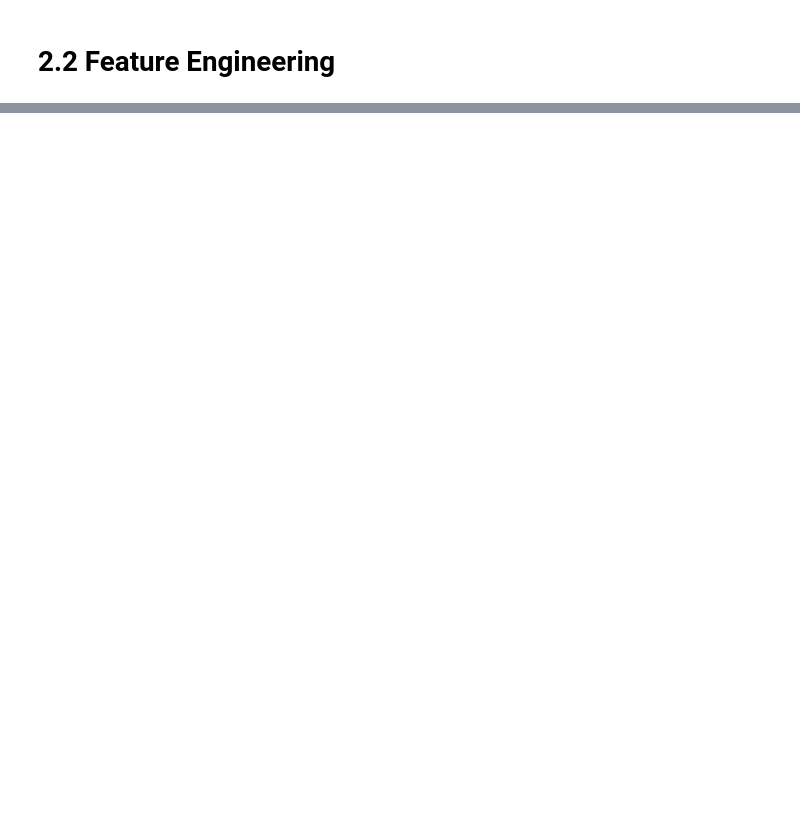
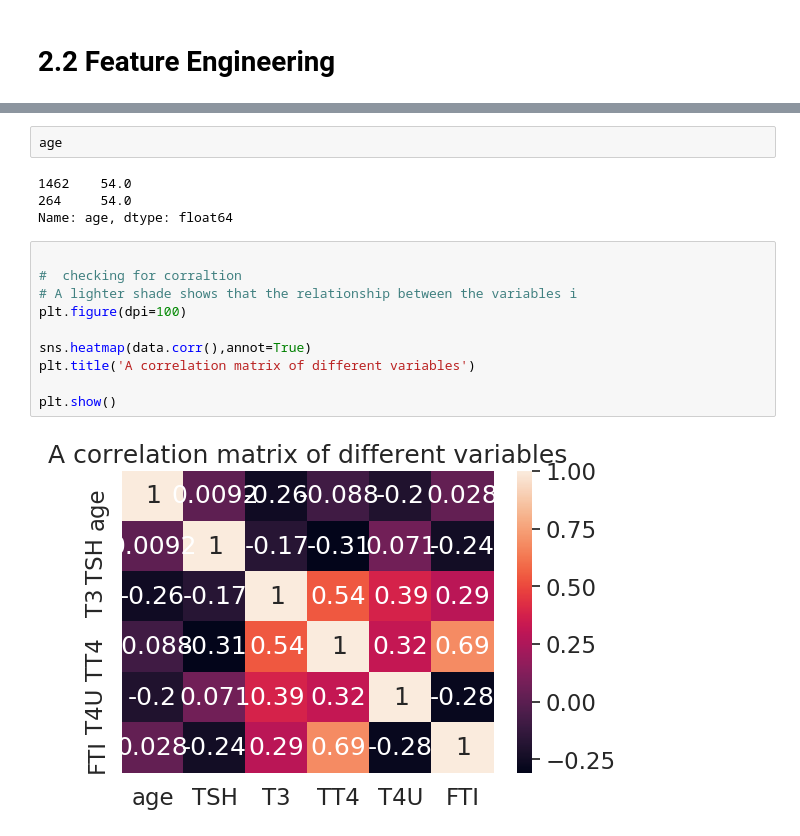
Before and after one commit to SamwelJane/Nairobi-Hospital-clinical-camp-test-for-hypothyroidism, a Jupyter notebook: Nairobi_Hospital_Hypothyriodism_prediction_th.ipynb, the cells around one changed output, grey strips where cells are left out. Cells and saved outputs as stored; diff of their text form; blank space fills up the shorter version.

```diff
--- a/Nairobi_Hospital_Hypothyriodism_prediction_th.ipynb
+++ b/Nairobi_Hospital_Hypothyriodism_prediction_th.ipynb
@@ -185,0 +412,18 @@ models.append(('SVM', SVC(gamma='auto')))
+# %%
+age
+# %% [output]
+1462    54.0
+264     54.0
+Name: age, dtype: float64
+# %%
+
+#  checking for corraltion
+# A lighter shade shows that the relationship between the variables i
+plt.figure(dpi=100)
+
+sns.heatmap(data.corr(),annot=True)
+plt.title('A correlation matrix of different variables')
+
+plt.show()
+# %% [output]
+[figure, added]
```
Also changed, not shown: parts of 78 cells of this notebook.
